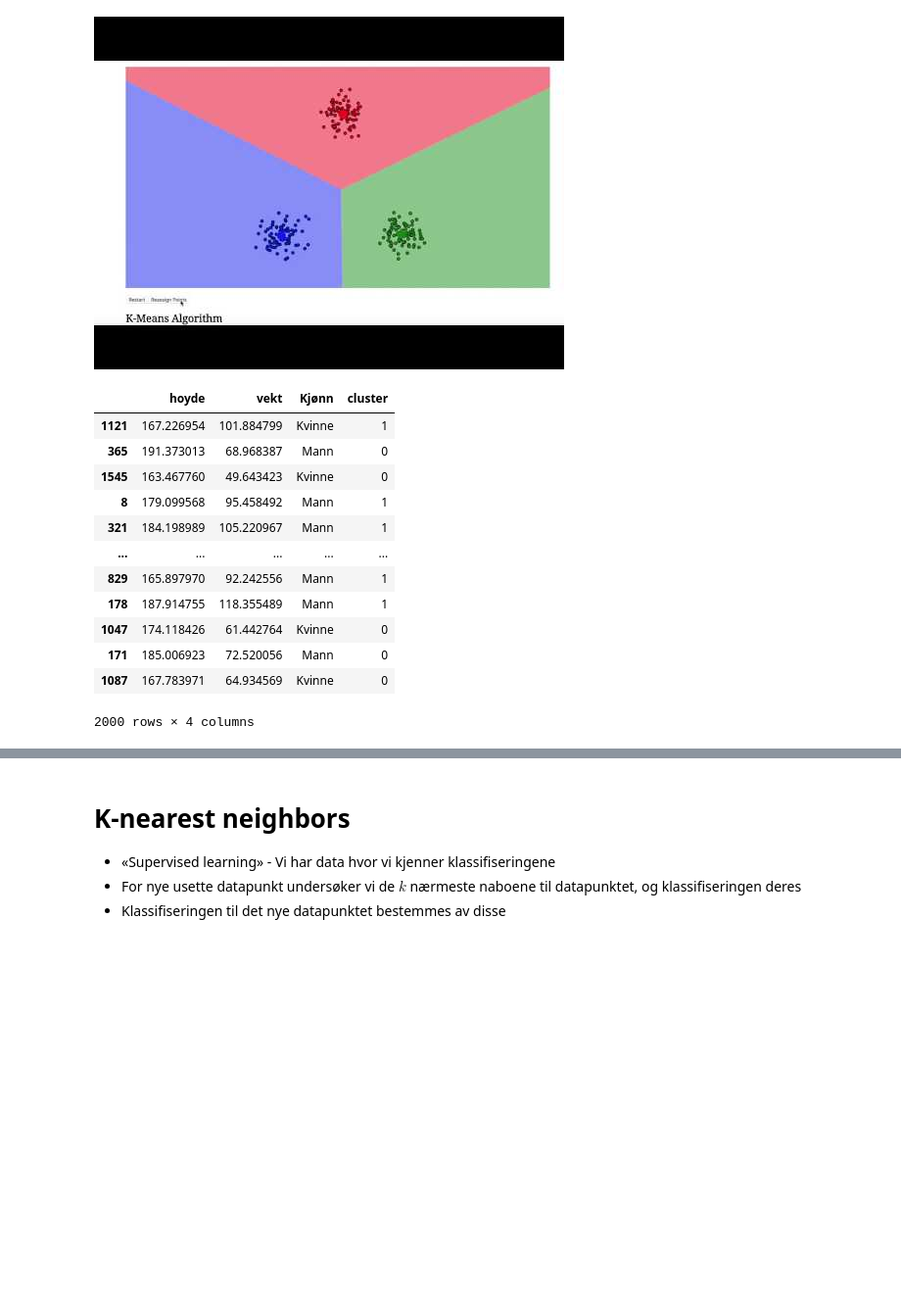
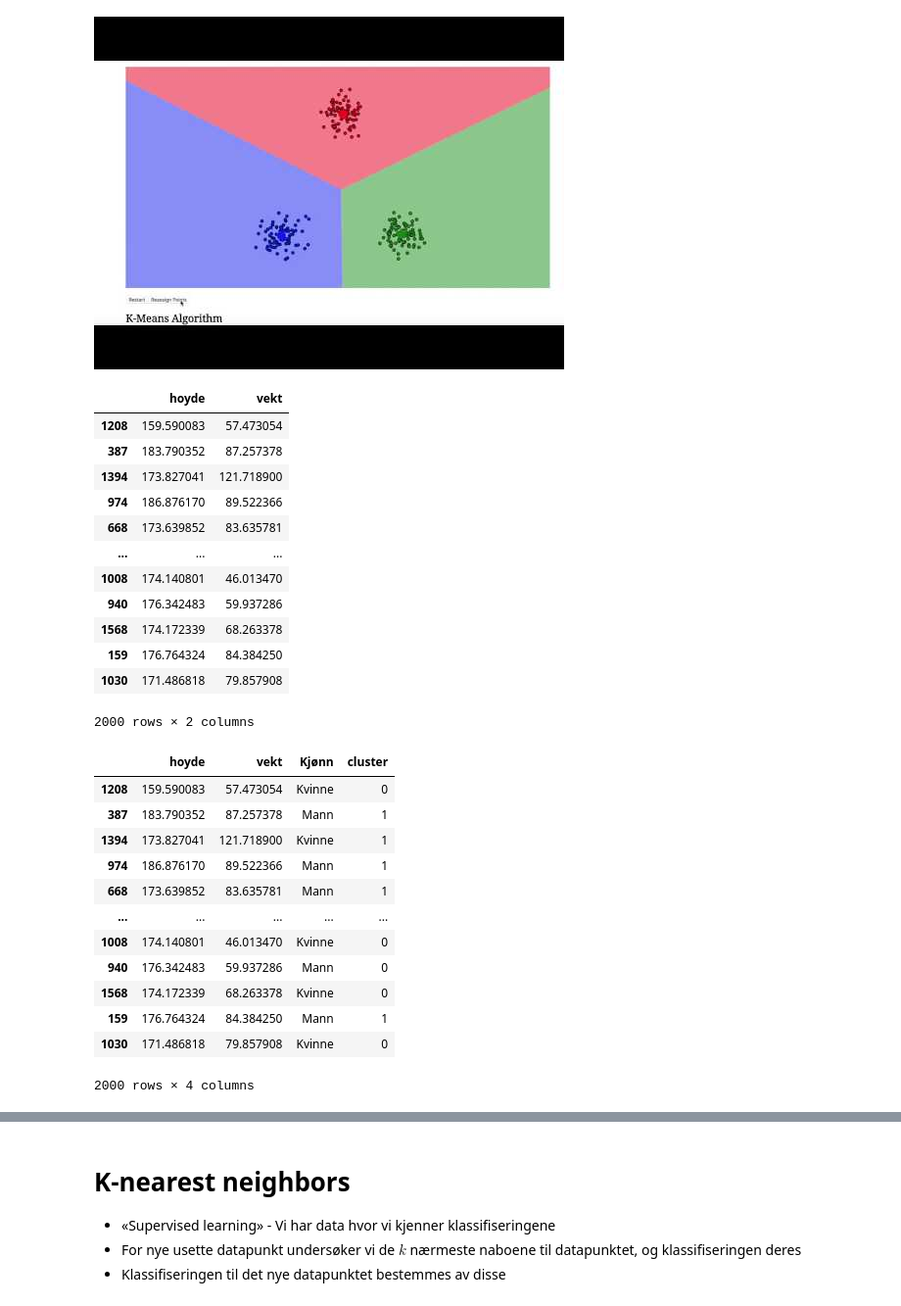
Before and after one commit to jonasjul/IIRA2001H24, a Jupyter notebook: 13-Maskinlæring-Sikkerhet/Maskinlæring-JH.ipynb, the cells around one changed output, grey strips where cells are left out. Shown at 98% size. Cells and saved outputs as stored; diff of their text form; code cells hidden in the pictures; blank space fills up the shorter version.

```diff
--- a/13-Maskinlæring-Sikkerhet/Maskinlæring-JH.ipynb
+++ b/13-Maskinlæring-Sikkerhet/Maskinlæring-JH.ipynb
@@ -217,19 +234,39 @@ YouTubeVideo('R2e3Ls9H_fc', width=800, height=300)
 [figure]
 # %%
 from sklearn.cluster import KMeans
+
+model = KMeans(n_clusters=2)
+X = df[["hoyde", "vekt"]]
+display(X)
+result = model.fit(X)
+df["cluster"] = model.predict(X)
+df
 # %% [output]
-|  | hoyde | vekt | Kjønn | cluster |
-| 1121 | 167.226954 | 101.884799 | Kvinne | 1 |
-| 365 | 191.373013 | 68.968387 | Mann | 0 |
-| 1545 | 163.467760 | 49.643423 | Kvinne | 0 |
-| 8 | 179.099568 | 95.458492 | Mann | 1 |
-| 321 | 184.198989 | 105.220967 | Mann | 1 |
-| ... | ... | ... | ... | ... |
-| 829 | 165.897970 | 92.242556 | Mann | 1 |
-| 178 | 187.914755 | 118.355489 | Mann | 1 |
-| 1047 | 174.118426 | 61.442764 | Kvinne | 0 |
-| 171 | 185.006923 | 72.520056 | Mann | 0 |
-| 1087 | 167.783971 | 64.934569 | Kvinne | 0 |
+|  | hoyde | vekt |
+| 1208 | 159.590083 | 57.473054 |
+| 387 | 183.790352 | 87.257378 |
+| 1394 | 173.827041 | 121.718900 |
+| 974 | 186.876170 | 89.522366 |
+| 668 | 173.639852 | 83.635781 |
+| ... | ... | ... |
+| 1008 | 174.140801 | 46.013470 |
+| 940 | 176.342483 | 59.937286 |
+| 1568 | 174.172339 | 68.263378 |
+| 159 | 176.764324 | 84.384250 |
+| 1030 | 171.486818 | 79.857908 |
-2000 rows × 4 columns
+2000 rows × 2 columns
+|  | hoyde | vekt | Kjønn | cluster |
+| 1208 | 159.590083 | 57.473054 | Kvinne | 0 |
+| 387 | 183.790352 | 87.257378 | Mann | 1 |
+| 1394 | 173.827041 | 121.718900 | Kvinne | 1 |
+| 974 | 186.876170 | 89.522366 | Mann | 1 |
+| 668 | 173.639852 | 83.635781 | Mann | 1 |
+| ... | ... | ... | ... | ... |
+| 1008 | 174.140801 | 46.013470 | Kvinne | 0 |
+| 940 | 176.342483 | 59.937286 | Mann | 0 |
+| 1568 | 174.172339 | 68.263378 | Kvinne | 0 |
+| 159 | 176.764324 | 84.384250 | Mann | 1 |
+| 1030 | 171.486818 | 79.857908 | Kvinne | 0 |
+2000 rows × 4 columns
 # %%
 import seaborn as sns
```
Also changed, not shown: parts of 7 cells of this notebook.
